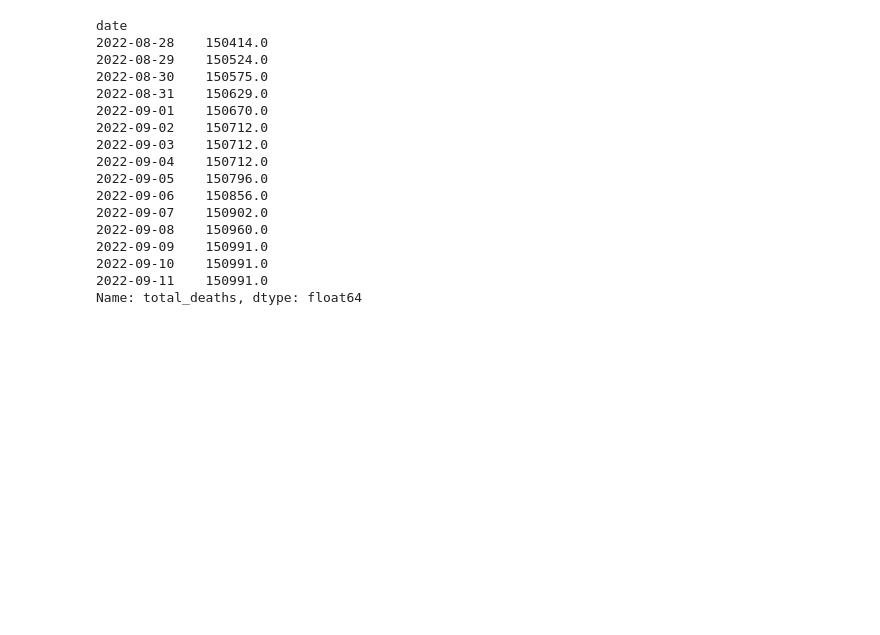
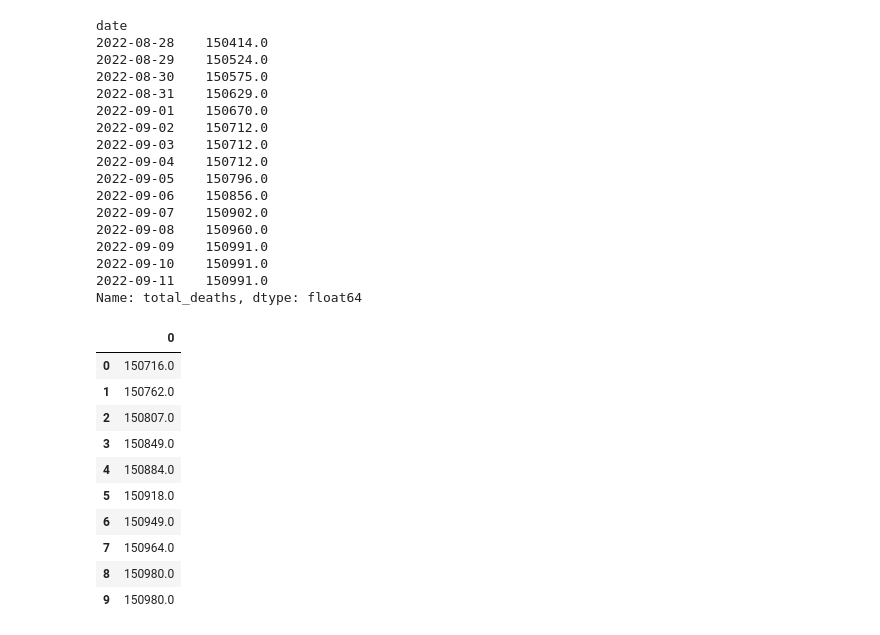
Before and after one commit to tekadata/covid_time_series_prediction, a Jupyter notebook: notebooks/model-France-pickle.ipynb, the cells around one changed output. Cells and saved outputs as stored; diff of their text form; code cells hidden in the pictures; blank space fills up the shorter version.

```diff
--- a/notebooks/model-France-pickle.ipynb
+++ b/notebooks/model-France-pickle.ipynb
@@ -368,3 +364,18 @@ date
 2022-09-10    150991.0
 2022-09-11    150991.0
 Name: total_deaths, dtype: float64
+# %%
+prediction=pd.DataFrame(list_pred)
+prediction
+# %% [output]
+|  | 0 |
+| 0 | 150716.0 |
+| 1 | 150762.0 |
+| 2 | 150807.0 |
+| 3 | 150849.0 |
+| 4 | 150884.0 |
+| 5 | 150918.0 |
+| 6 | 150949.0 |
+| 7 | 150964.0 |
+| 8 | 150980.0 |
+| 9 | 150980.0 |
```
Also changed, not shown: parts of 2 cells of this notebook.
